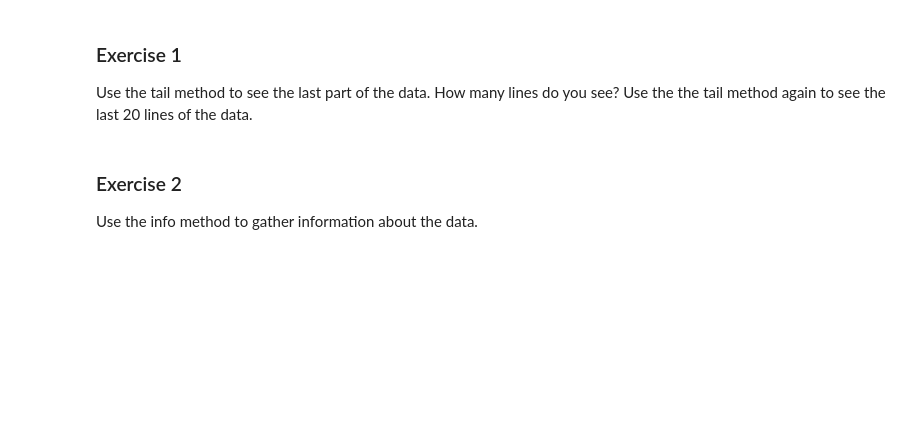
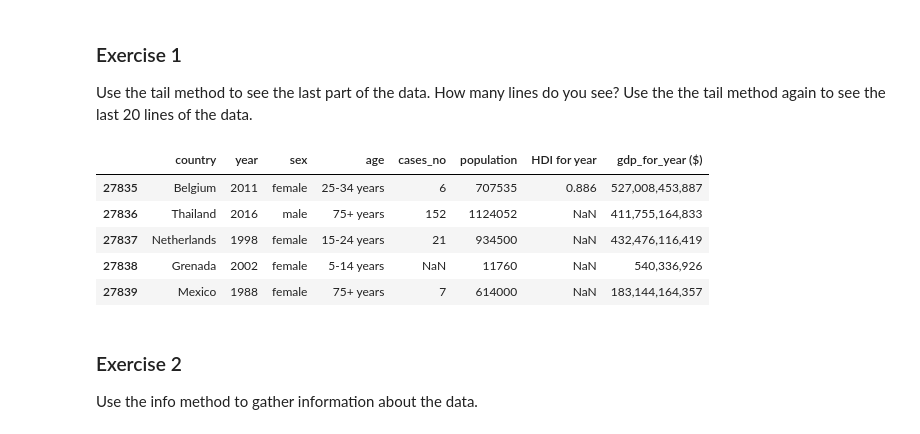
Before and after one commit to catriiona/TeamCoders_Event_Based_Model, a Jupyter notebook: Data_Cleaning_And_Wrangling/Data_Wrangling_WHO.ipynb, the cells around one changed output. Saved outputs shown, nothing was run; the diff lists cells and outputs as text; code cells hidden in the pictures; blank space fills up the shorter version.

```diff
--- a/Data_Cleaning_And_Wrangling/Data_Wrangling_WHO.ipynb
+++ b/Data_Cleaning_And_Wrangling/Data_Wrangling_WHO.ipynb
@@ -128,6 +147,14 @@ How many lines do you see?
 Use the the tail method again to see the last 20 lines of the data.
 # %%
 # Write your code here
+df_raw.tail()
+# %% [output]
+|  | country | year | sex | age | cases_no | population | HDI for year | gdp_for_year ($) |
+| 27835 | Belgium | 2011 | female | 25-34 years | 6 | 707535 | 0.886 | 527,008,453,887 |
+| 27836 | Thailand | 2016 | male | 75+ years | 152 | 1124052 | NaN | 411,755,164,833 |
+| 27837 | Netherlands | 1998 | female | 15-24 years | 21 | 934500 | NaN | 432,476,116,419 |
+| 27838 | Grenada | 2002 | female | 5-14 years | NaN | 11760 | NaN | 540,336,926 |
+| 27839 | Mexico | 1988 | female | 75+ years | 7 | 614000 | NaN | 183,144,164,357 |
 # %% [markdown]
 ### Exercise 2
 Use the info method to gather information  about the data.
```
Also changed, not shown: parts of 72 cells of this notebook, 5 other files.
